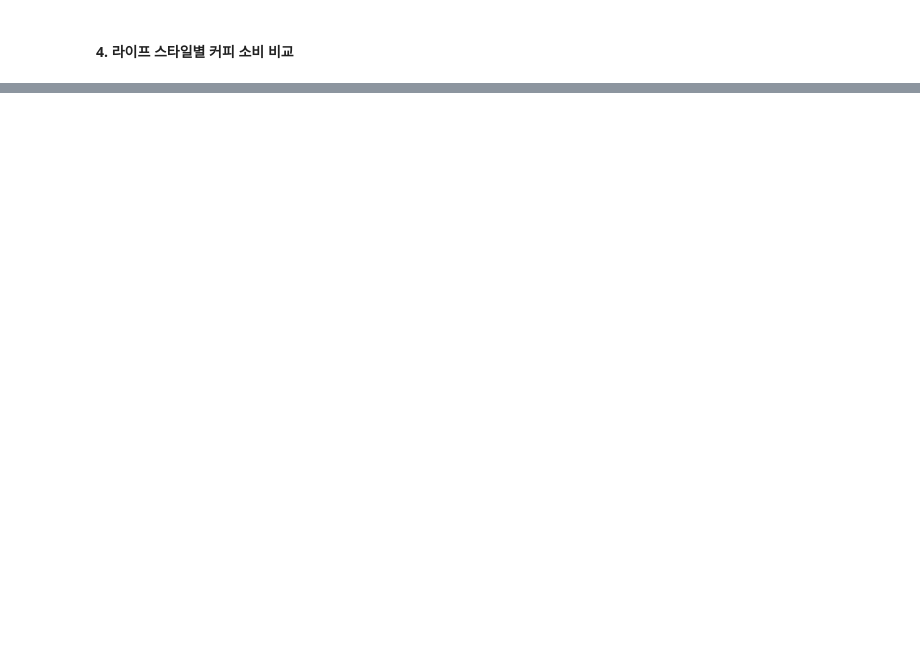
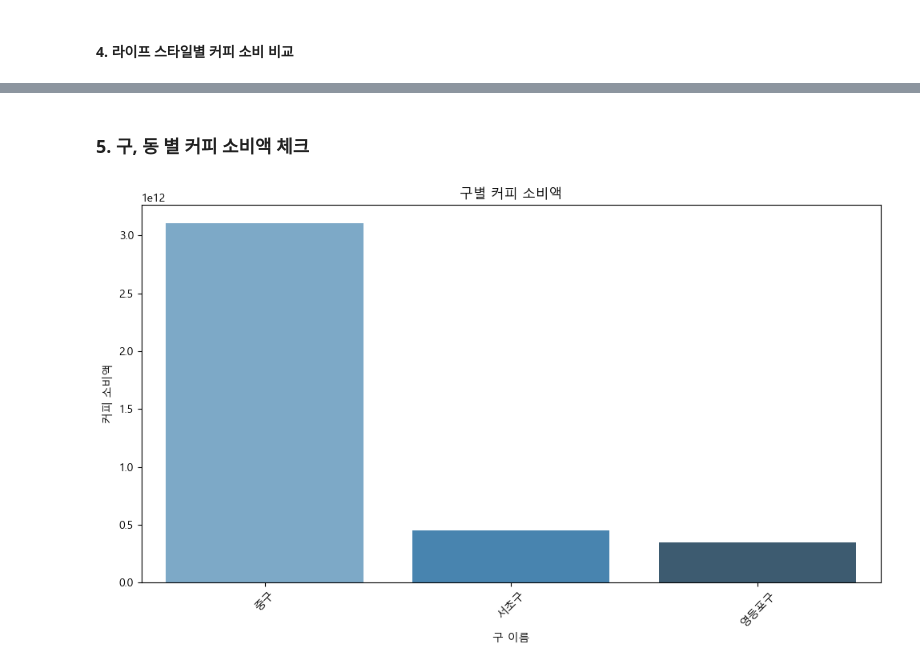
Before and after one commit to Soojin0501/HACKATHON_SnowflakeXStreamlit, a Jupyter notebook: 디지털 노마드 공간 최적화.ipynb, the cells around one changed output, grey strips where cells are left out. Drawn from its saved outputs; the diff is of its cells as text; code cells hidden in the pictures; blank space fills up the shorter version.

```diff
--- a/디지털 노마드 공간 최적화.ipynb
+++ b/디지털 노마드 공간 최적화.ipynb
@@ -546,0 +545,21 @@ plt.show()
+# %% [markdown]
+### 5. 구, 동 별 커피 소비액 체크
+# %%
+import matplotlib.pyplot as plt
+import seaborn as sns
+import pandas as pd
+
+# 구별 커피 소비액 합계
+city_group = card_selected_df.groupby('CITY_NAME')['COFFEE_SALES'].sum().reset_index().sort_values('COFFEE_SALES', ascending=False)
+
+# 막대 그래프
+plt.figure(figsize=(10, 6))
+sns.barplot(data=city_group, x='CITY_NAME', y='COFFEE_SALES', palette='Blues_d')
+plt.title('구별 커피 소비액')
+plt.xlabel('구 이름')
+plt.ylabel('커피 소비액')
+plt.xticks(rotation=45)
+plt.tight_layout()
+plt.show()
+# %% [output]
+[figure, added]
```
Also changed, not shown: parts of 46 cells of this notebook.
